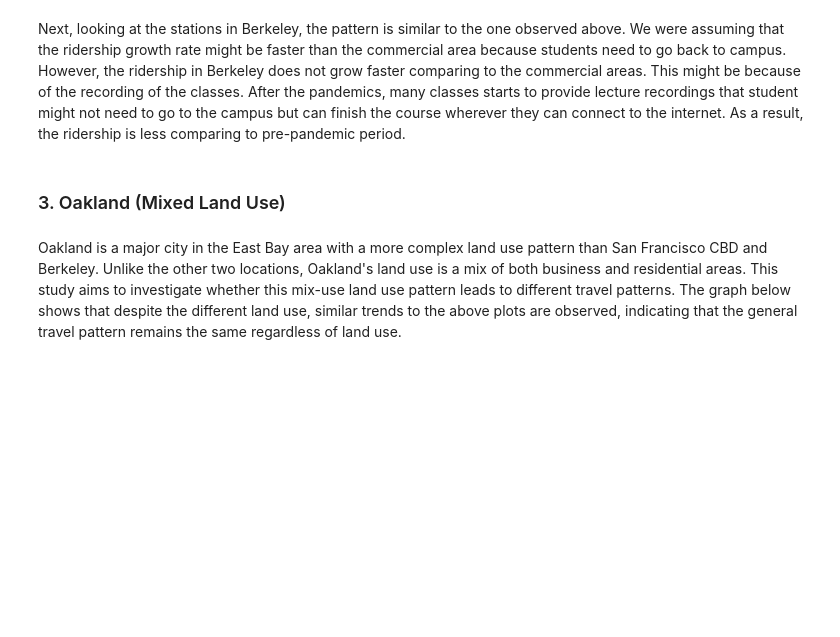
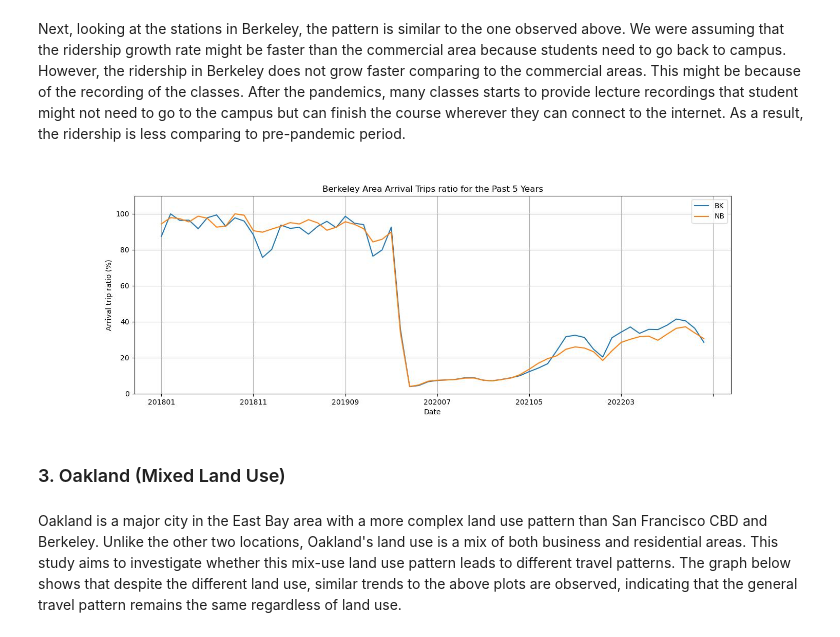
Before and after one commit to UCB-stat-159-s23/project-Group23, a Jupyter notebook: main.ipynb, the cells around one changed output. Drawn from its saved outputs; the diff is of its cells as text; code cells hidden in the pictures; blank space fills up the shorter version.

```diff
--- a/main.ipynb
+++ b/main.ipynb
@@ -84,7 +88,9 @@ display.Image('figures/Berkeley Arrival Trip Count.jpg')
 # %% [markdown]
 Next, looking at the stations in Berkeley, the pattern is similar to the one observed above. We were assuming that the ridership growth rate might be faster than the commercial area because students need to go back to campus. However, the ridership in Berkeley does not grow faster comparing to the commercial areas. This might be because of the recording of the classes. After the pandemics, many classes starts to provide lecture recordings that student might not need to go to the campus but can finish the course wherever they can connect to the internet. As a result, the ridership is less comparing to pre-pandemic period.
 # %%
-display.Image('figures/Berkeley Arrival Trip Ratio.jpg')
+Image('figures/Berkeley Arrival Trip Ratio.jpg')
+# %% [output]
+[figure, added]
 # %% [markdown]
 ### 3. Oakland (Mixed Land Use)
 # %% [markdown]
```
Also changed, not shown: parts of 14 cells of this notebook.
